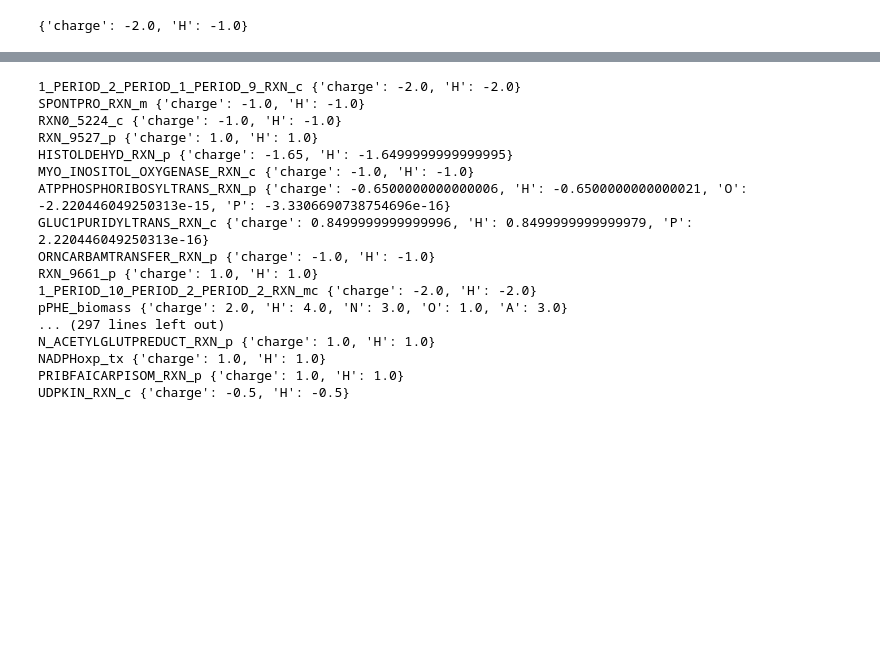
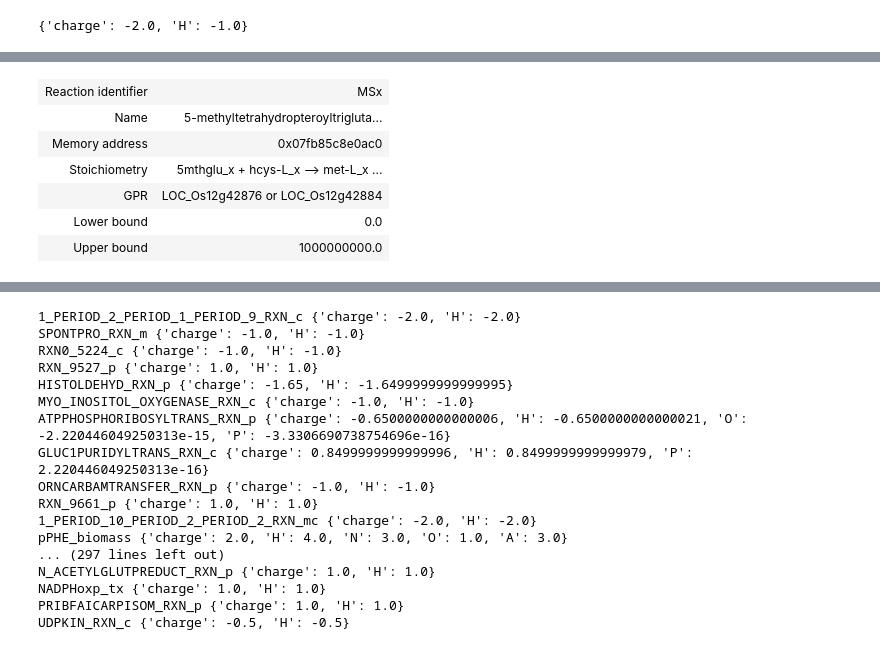
Before and after one commit to rtsantos3/RiceMM, a Jupyter notebook: Scripts/model_benchmarking/Checking Mass Balances in Models and comparison.ipynb, the cells around one changed output, grey strips where cells are left out. Drawn from its saved outputs; the diff is of its cells as text; code cells hidden in the pictures; blank space fills up the shorter version.

```diff
--- a/Scripts/model_benchmarking/Checking Mass Balances in Models and comparison.ipynb
+++ b/Scripts/model_benchmarking/Checking Mass Balances in Models and comparison.ipynb
@@ -508,0 +506,10 @@ percent imbalanced reactions 13.547546678245768
+# %%
+ios2164_orig.reactions.MSx
+# %% [output]
+| Reaction identifier | MSx |
+| Name | 5-methyltetrahydropteroyltrigluta... |
+| Memory address | 0x07fb85c8e0ac0 |
+| Stoichiometry | 5mthglu_x + hcys-L_x --> met-L_x ... |
+| GPR | LOC_Os12g42876 or LOC_Os12g42884 |
+| Lower bound | 0.0 |
+| Upper bound | 1000000000.0 |
```
Also changed, not shown: parts of 11 cells of this notebook, 15 other files.
